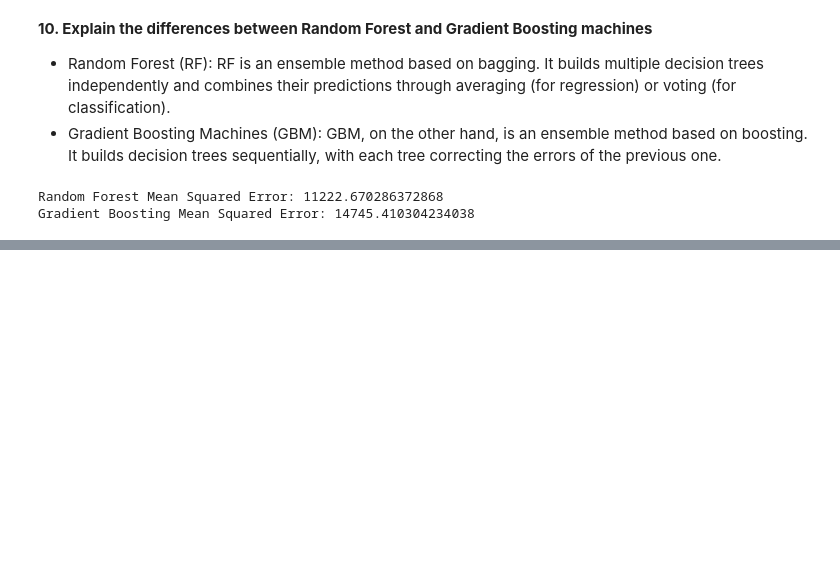
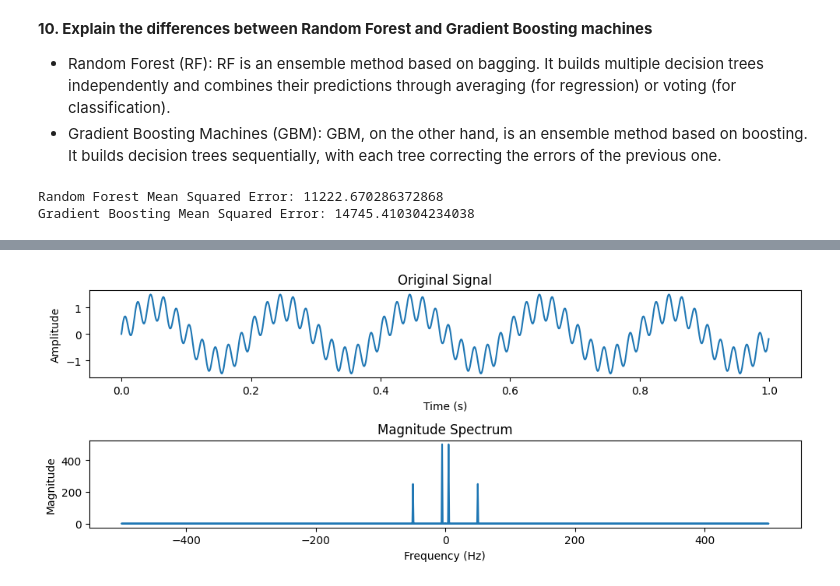
Before and after one commit to MrSimple07/MachineLearning_Practice, a Jupyter notebook: ML_Interview.ipynb, the cells around one changed output, grey strips where cells are left out. Drawn from its saved outputs; the diff is of its cells as text; code cells hidden in the pictures; blank space fills up the shorter version.

```diff
--- a/ML_Interview.ipynb
+++ b/ML_Interview.ipynb
@@ -239,0 +245,32 @@ Gradient Boosting Mean Squared Error: 14745.410304234038
+# %%
+import numpy as np
+import matplotlib.pyplot as plt
+
+fs = 1000  # Sampling frequency
+t = np.arange(0, 1, 1/fs)  # Time vector
+f1 = 5  # Frequency of the first sinusoid
+f2 = 50  # Frequency of the second sinusoid
+signal = np.sin(2 * np.pi * f1 * t) + 0.5 * np.sin(2 * np.pi * f2 * t)
+
+# Plot the original signal
+plt.figure(figsize=(10, 4))
+plt.subplot(2, 1, 1)
+plt.plot(t, signal)
+plt.title('Original Signal')
+plt.xlabel('Time (s)')
+plt.ylabel('Amplitude')
+
+# Compute the Fourier Transform
+freq = np.fft.fftfreq(len(signal), 1/fs)
+fft_result = np.fft.fft(signal)
+
+plt.subplot(2, 1, 2)
+plt.plot(freq, np.abs(fft_result))
+plt.title('Magnitude Spectrum')
+plt.xlabel('Frequency (Hz)')
+plt.ylabel('Magnitude')
+
+plt.tight_layout()
+plt.show()
+# %% [output]
+[figure, added]
```
Also changed, not shown: parts of 1 cell of this notebook.
